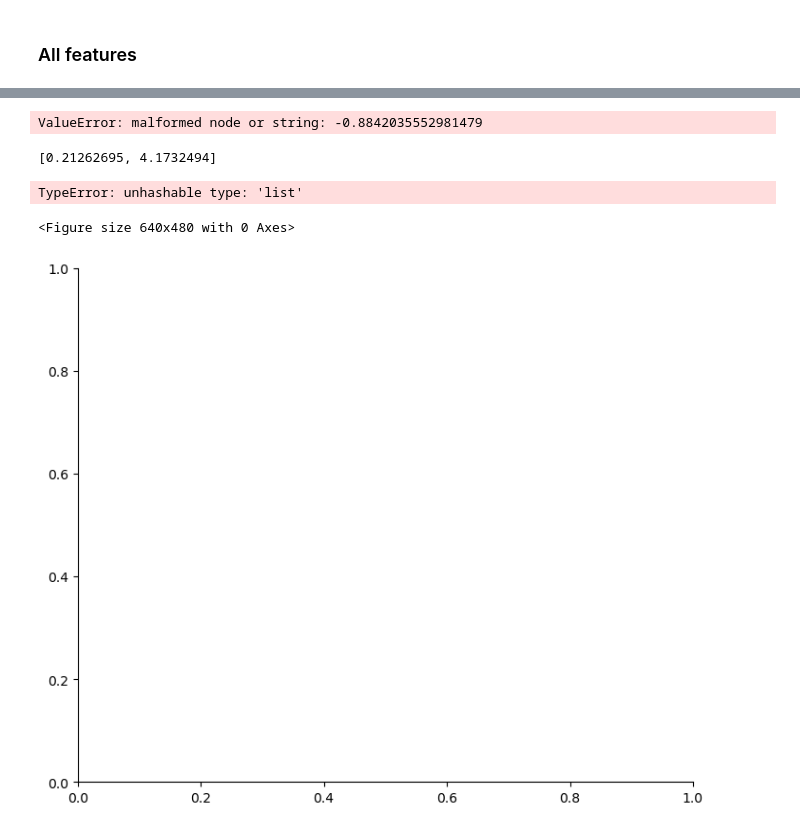
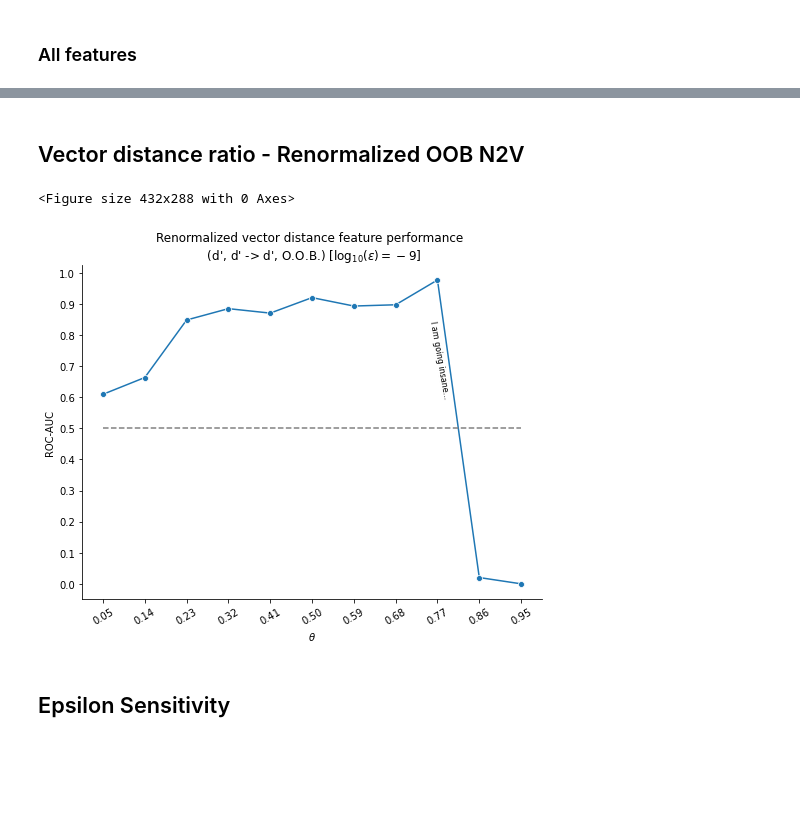
Before and after one commit to kaiser-dan/proj_naive-embedded-reconstruction, a Jupyter notebook: notebooks/viz/viz_EMB_ex29.ipynb, the cells around one changed output, grey strips where cells are left out. Drawn from its saved outputs; the diff is of its cells as text; code cells hidden in the pictures; blank space fills up the shorter version.

Commit message:
Vector processing preliminaries

```diff
--- a/notebooks/viz/viz_EMB_ex29.ipynb
+++ b/notebooks/viz/viz_EMB_ex29.ipynb
@@ -383,48 +379,49 @@ df["temp_coefs"] = [x.lstrip("[[ ").rstrip("]]").split(" ") for x in df.coeffici
-# %%
-df["temp_intercepts"] = [literal(x) for x in df.intercept]
-# %% [output]
-ValueError: malformed node or string: -0.8842035552981479
-# %%
-[
-    float(x)
-    for x in df.loc[(df.features == "{'emb', 'deg', 'imb'}") | (df.features == "{'imb', 'emb', 'deg'}")].temp_coefs[135]
-    if x != ""
-]
-# %% [output]
-[0.21262695, 4.1732494]
+# %% [markdown]
+## Vector distance ratio - Renormalized OOB N2V
+# %%
+metadata_dprime_oob = {
+    "PROJECT_ID": "EMB_ex29",
+    "RESEARCHERS": "DK",
+    "CURRENT_VERSION": "v2.3.3",
+    "DATE": "20230329"
+}
+TAG_dprime_oob = "{PROJECT_ID}{CURRENT_VERSION}_{RESEARCHERS}_{DATE}".format(**metadata_dprime_oob)
+
+df_dprime_oob = pd.read_csv(f"../../results/dataframes/dataframe_{TAG_dprime_oob}.csv")
 # %%
 # Instantiate figure, subset relevant data
 plt.figure()
+df_ = df_dprime_oob.loc[df_dprime_oob["features"] == "{'emb'}"]
 
 # Plotting data
 sns.relplot(
-    data=df.loc[(df.features == "{'emb', 'deg', 'imb'}") | (df.features == "{'imb', 'emb', 'deg'}")], kind="line",
-    x="theta", y="temp_coefs",
-    hue="system", palette=["green", "blue", "red", "orange"],
+    data=df_, kind="line",
+    x="theta", y="auroc",
+    # hue="log_penalty", palette="viridis",
     marker="o",
     height=6, aspect=1.2,
 )
 
 # Axes configuration
 plt.hlines(0.5, 0.05, 0.95, linestyles="dashed", colors="gray")
 plt.xticks(
-    [float(np.format_float_scientific(x, precision=1)) for x in set(df["theta"])],
+    [float(np.format_float_scientific(x, precision=1)) for x in set(df_["theta"])],
     rotation=30
 )
 plt.xlabel("$\\theta$")
 
-
-plt.yticks(np.linspace(0.45, 1, endpoint=True, num=8+1))
+plt.yticks(np.linspace(0.0, 1, endpoint=True, num=10+1))
 plt.ylabel("ROC-AUC")
 
-
 # Figure-level attributes
-plt.title("Coefficients")
+plt.text(0.75, 0.6, "I am going insane...", fontdict={"size": 8, "rotation": -80})
+plt.title("Renormalized vector distance feature performance \n (d', d' -> d', O.O.B.) [$\\log_{10}(\\epsilon) = -9$]")
 
 # Save plot
 plt.tight_layout()
-# plt.savefig("../../results/plots/line_auroc-pfi_N2V-logreg-configuration-distance.png", facecolor="white", transparent=False)
+plt.savefig("../../results/plots/line_auroc-pfi_ex29v2.3.3_renormalized_oob.png", facecolor="white", transparent=False)
 # %% [output]
-TypeError: unhashable type: 'list'
+<Figure size 432x288 with 0 Axes>
-<Figure size 640x480 with 0 Axes>
-[figure, old version]
+[figure, new version]
+# %% [markdown]
+## Epsilon Sensitivity
```
Also changed, not shown: parts of 12 cells of this notebook, 8 other files.
